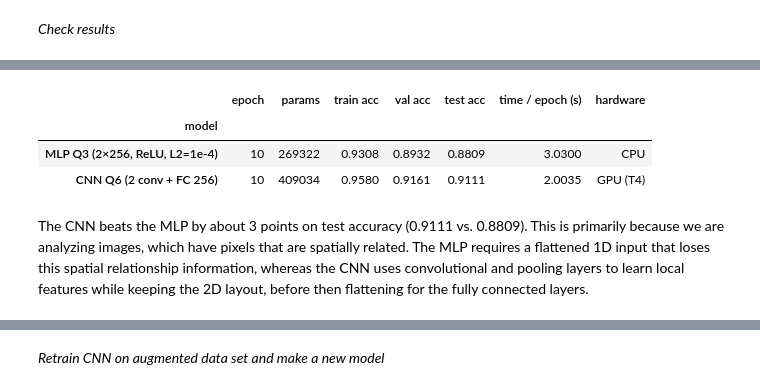
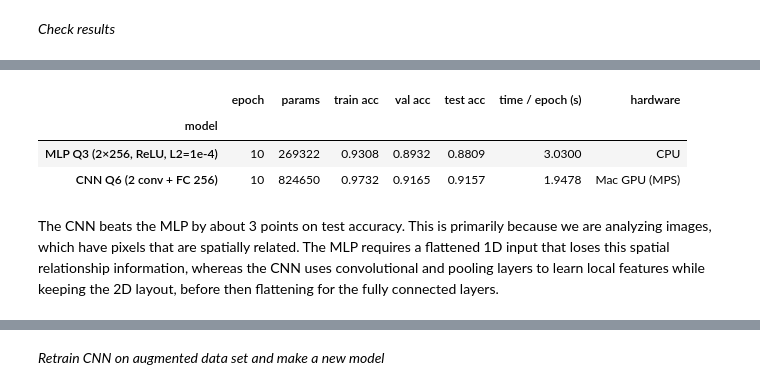
Before and after one commit to jademola/ImageClassificationMLP, a Jupyter notebook: A3_Q5_7.ipynb, the cells around one changed output, grey strips where cells are left out. Saved outputs shown, nothing was run; the diff lists cells and outputs as text; code cells hidden in the pictures.

```diff
--- a/A3_Q5_7.ipynb
+++ b/A3_Q5_7.ipynb
@@ -1193,11 +1175,12 @@ The testing accuracy is basically the same in Q5 as Q3, 0.8809 vs 0.8810, and va
 # %%
 # Q6 create CNN with 2 convolutional layers, one fully connected (FC) hidden and one output
 
-"""hyperparameters: number of channel outputs, kernel size, stride, padding, lr, momentum, epochs"""
-
 # Check if GPU is available
-# We'll default to CPU but provide the option to use GPU
-device = torch.device('cuda' if torch.cuda.is_available() else 'cpu')
+# Default to CPU but provide the option to use GPU
+device = torch.device('cuda' if torch.cuda.is_available()
+                      else 'mps' if torch.backends.mps.is_available()  # Local Apple Silicon GPU bc Google SUCKS
+                      else 'cpu')
+print(f'Using device: {device}')
 
 class ConvNet(nn.Module): # create a convolutional neural network CNN
   """ Architecture: 2 conv layers + 2 FC layers
@@ -1205,12 +1188,15 @@ class ConvNet(nn.Module): # create a convolutional neural network CNN
   Output: 10 FashionMNIST clothing classes """
 
 
-  def __init__(self, in_channels=1, out_channels1=16, out_channels2=32, kernel_size=3, stride=1, padding=1, fc_units=256, n_classes=10, I=28):
+  def __init__(self, in_channels=1, out_channels1=16, out_channels2=32, kernel_size=3,
+               stride=1, padding=1, fc_units=256, n_classes=10, I=28, use_bn=False):
 
     super(ConvNet, self).__init__()
 
     self.conv1 = nn.Conv2d(in_channels, out_channels1, kernel_size, stride, padding)
     self.conv2 = nn.Conv2d(out_channels1, out_channels2, kernel_size, stride, padding)
+    self.bn1 = nn.BatchNorm2d(out_channels1) if use_bn else nn.Identity() # batch normalization / channel
+    self.bn2 = nn.BatchNorm2d(out_channels2) if use_bn else nn.Identity() # batch normalization / channel
     self.pool = nn.MaxPool2d(kernel_size=2, stride=2)
     self.flatten = nn.Flatten()
 
@@ -1229,11 +1215,13 @@ class ConvNet(nn.Module): # create a convolutional neural network CNN
 
   # convolutional block 1
     x = self.conv1(x)
+    x = self.bn1(x)
     x = F.relu(x)
     x = self.pool(x)
 
   # convolutional block 2
     x = self.conv2(x)
+    x = self.bn2(x)
     x = F.relu(x)
     x = self.pool(x)
 
@@ -1367,8 +1555,27 @@ def train_model(model, train_loader, val_loader, test_loader, epochs, lr, moment
 *Generate CNN model - same epochs as MLP (10) for comparison*
 # %%
 torch.manual_seed(2026) # reproducible between runs
-model_cnn = ConvNet().to(device)
-hist_cnn = train_model(model_cnn, train_loader, val_loader, test_loader, epochs, lr, momentum)
+
+# architecture hyperparameters tuned earlier: filters 32/64 and kernel size 3x3
+model_cnn = ConvNet(
+    in_channels=1,       # grayscale input
+    out_channels1=32,    # filters in conv layer 1
+    out_channels2=64,    # filters in conv layer 2
+    kernel_size=3,       # 3x3 filters
+    stride=1,
+    padding=1,           # keeps 28x28 through each conv
+    fc_units=256,        # FC hidden layer (required by the assignment)
+    n_classes=10,        # total number of classes (clothing item labels)
+    I=28,                # input image width/height
+    use_bn=True          # batch normalization evaluated
+).to(device)
+
+hist_cnn = train_model(
+    model_cnn, train_loader, val_loader, test_loader,
+    epochs=10,
+    lr=0.01,             # from lr sweep
+    momentum=0.9,        # from momentum sweep (lr=0.01)
+)
 # %% [output]
 Starting training...
 Training batches per epoch: 750
@@ -1420,24 +1627,24 @@ Best validation accuracy at epoch 9 and is 91.8%
 # %%
 # Results MLP vs CNN
 comparison = pd.DataFrame([
     {'model': 'MLP Q3 (2×256, ReLU, L2=1e-4)',
      'epoch': 10,
      'params': 784*256+256 + 256*256+256 + 256*10+10,
      'train acc': 0.9308, 'val acc': 0.8932, 'test acc': 0.8809,
      'time / epoch (s)': 30.3 / 10, 'hardware': 'CPU'},
     {'model': 'CNN Q6 (2 conv + FC 256)',
      'epoch': len(hist_cnn['test_acc']),                       # last epoch trained = 10
      'params': sum(p.numel() for p in model_cnn.parameters()),
      'train acc': hist_cnn['train_acc'][-1],
      'val acc':   hist_cnn['val_acc'][-1],
      'test acc':  hist_cnn['test_acc'][-1],
-     'time / epoch (s)': np.mean(hist_cnn['epoch_time'][1:]), 'hardware': 'GPU (T4)'},
+     'time / epoch (s)': np.mean(hist_cnn['epoch_time'][1:]), 'hardware': 'Mac GPU (MPS)'},
 ]).set_index('model').round(4)
 comparison
 # %% [output]
 |  | epoch | params | train acc | val acc | test acc | time / epoch (s) | hardware |
 | model |  |  |  |  |  |  |  |
 | MLP Q3 (2×256, ReLU, L2=1e-4) | 10 | 269322 | 0.9308 | 0.8932 | 0.8809 | 3.0300 | CPU |
-| CNN Q6 (2 conv + FC 256) | 10 | 409034 | 0.9580 | 0.9161 | 0.9111 | 2.0035 | GPU (T4) |
+| CNN Q6 (2 conv + FC 256) | 10 | 824650 | 0.9732 | 0.9165 | 0.9157 | 1.9478 | Mac GPU (MPS) |
 # %% [markdown]
-The CNN beats the MLP by about 3 points on test accuracy (0.9111 vs. 0.8809). This is primarily because we are analyzing images, which have pixels that are spatially related. The MLP requires a flattened 1D input that loses this spatial relationship information, whereas the CNN uses convolutional and pooling layers to learn local features while keeping the 2D layout, before then flattening for the fully connected layers.
+The CNN beats the MLP by about 3 points on test accuracy. This is primarily because we are analyzing images, which have pixels that are spatially related. The MLP requires a flattened 1D input that loses this spatial relationship information, whereas the CNN uses convolutional and pooling layers to learn local features while keeping the 2D layout, before then flattening for the fully connected layers.
```
Also changed, not shown: parts of 50 cells of this notebook.
